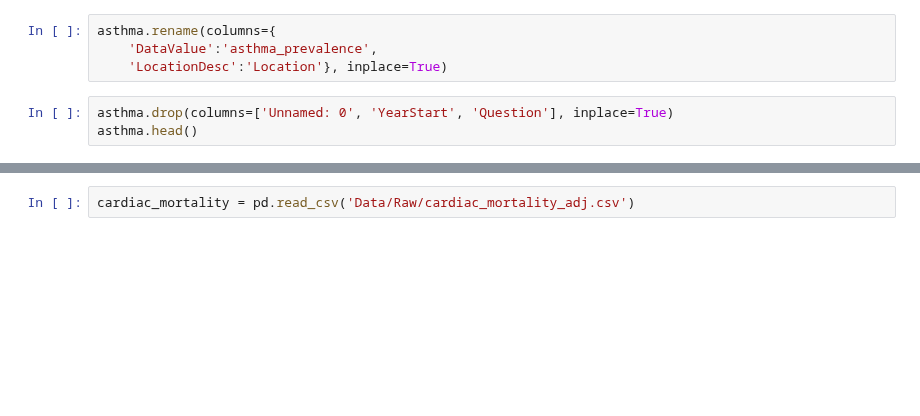
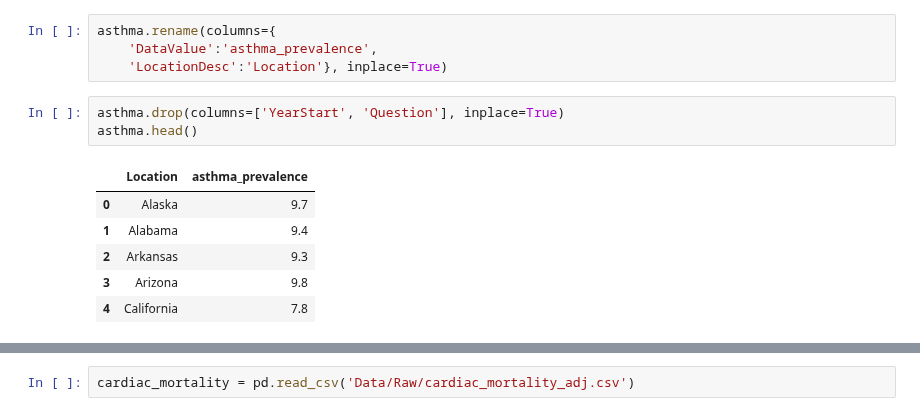
Before and after one commit to rafirahman27/Preparing_for_the_next_Pandemic, a Jupyter notebook: Katie.ipynb, the cells around one changed output, grey strips where cells are left out. Cells and saved outputs as stored; diff of their text form; blank space fills up the shorter version.

```diff
--- a/Katie.ipynb
+++ b/Katie.ipynb
@@ -279,8 +441,15 @@ asthma.rename(columns={
     'DataValue':'asthma_prevalence',
     'LocationDesc':'Location'}, inplace=True)
 # %%
-asthma.drop(columns=['Unnamed: 0', 'YearStart', 'Question'], inplace=True)
+asthma.drop(columns=['YearStart', 'Question'], inplace=True)
 asthma.head()
+# %% [output]
+|  | Location | asthma_prevalence |
+| 0 | Alaska | 9.7 |
+| 1 | Alabama | 9.4 |
+| 2 | Arkansas | 9.3 |
+| 3 | Arizona | 9.8 |
+| 4 | California | 7.8 |
 # %%
 high_bp = pd.read_csv('Data/Raw/high_blood_pressure_adj.csv')
 high_bp.head()
```
Also changed, not shown: parts of 57 cells of this notebook, 20 other files.
